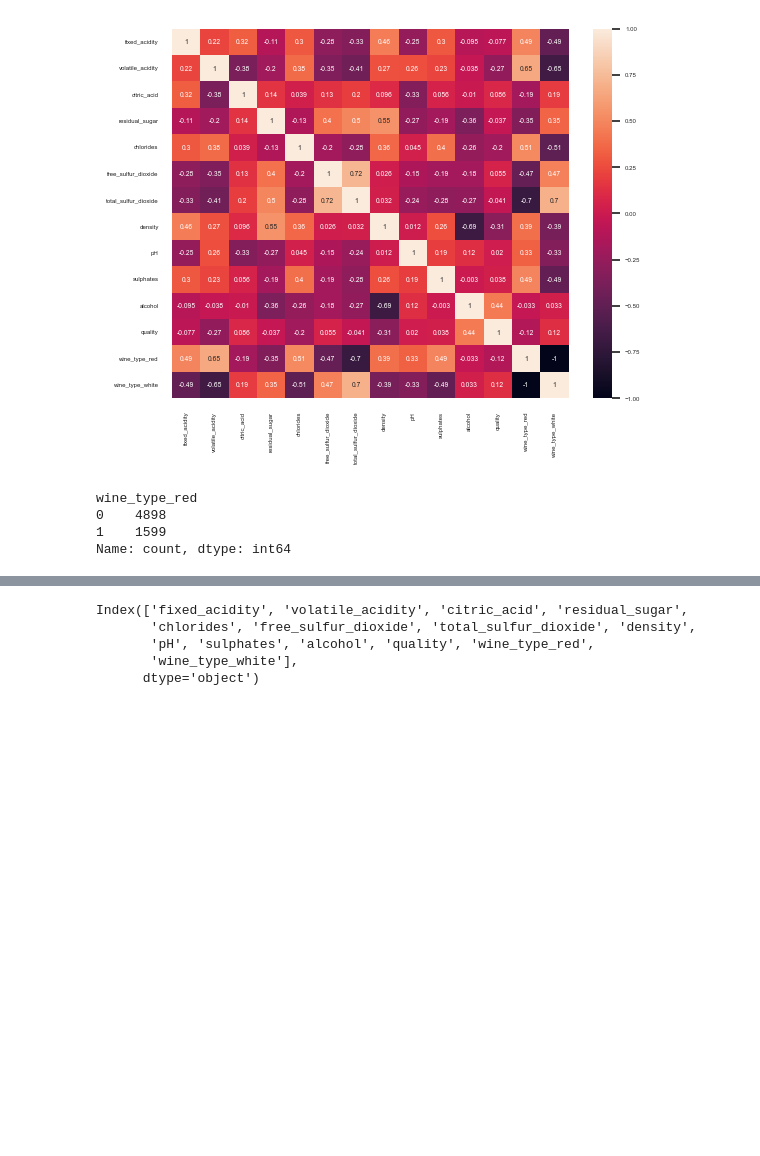
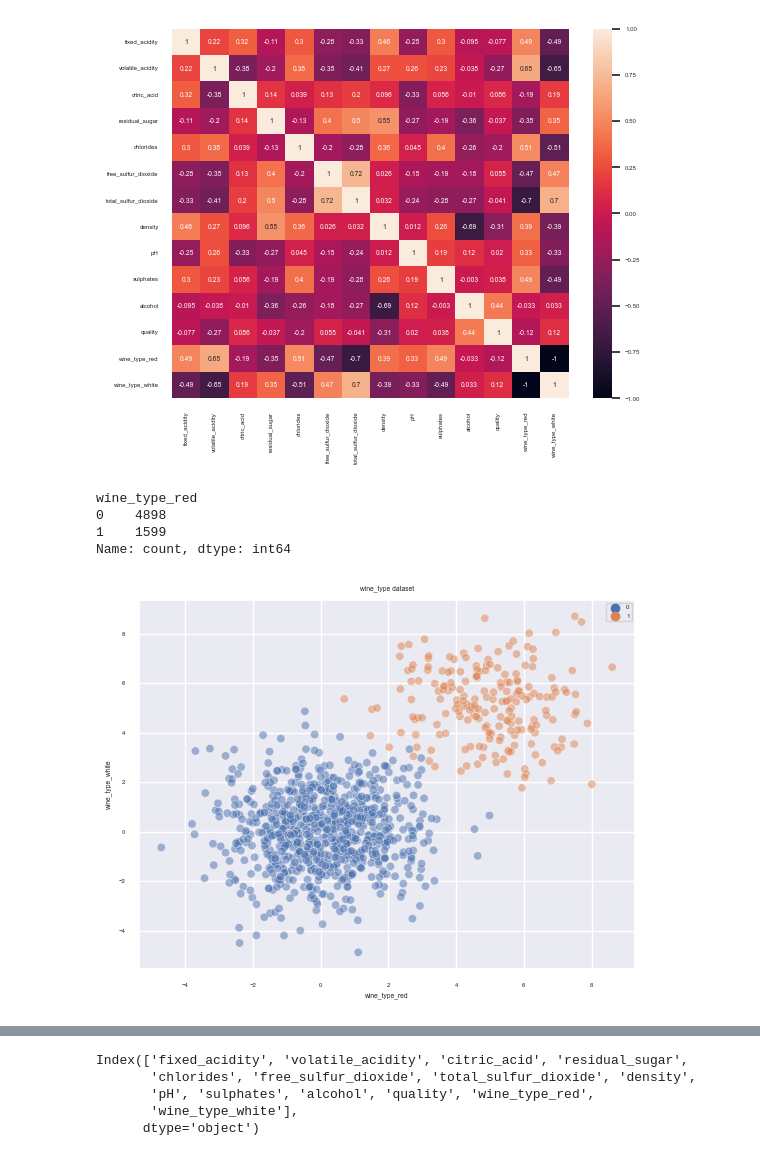
Before and after one commit to Berli85/Project4_Team2, a Jupyter notebook: combined_dataset/machine_learning_classification.ipynb, the cells around one changed output, grey strips where cells are left out. Drawn from its saved outputs; the diff is of its cells as text; code cells hidden in the pictures; blank space fills up the shorter version.

```diff
--- a/combined_dataset/machine_learning_classification.ipynb
+++ b/combined_dataset/machine_learning_classification.ipynb
@@ -266,3 +270,25 @@ wine_type_red
 0    4898
 1    1599
 Name: count, dtype: int64
+# %%
+data, target = make_blobs(
+    n_samples=1600,
+    centers=[(0, 0), (5, 5)],
+    n_features=2,
+    cluster_std=1.5,
+)
+data = pd.DataFrame(data, columns=['wine_type_red', 'wine_type_white'])
+target = pd.Series(target)
+data = pd.concat([
+    data[target == 0],
+    data[target == 1].sample(200, random_state=42)
+], axis=0)
+target = target.loc[data.index]
+# %%
+sns.scatterplot(
+    data=data, x="wine_type_red", y="wine_type_white", hue=target, alpha=0.5
+)
+plt.title('wine_type dataset')
+plt.show()
+# %% [output]
+[figure, added]
```
Also changed, not shown: parts of 28 cells of this notebook.
